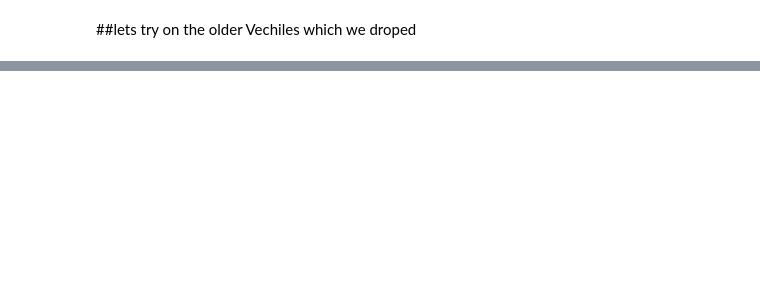
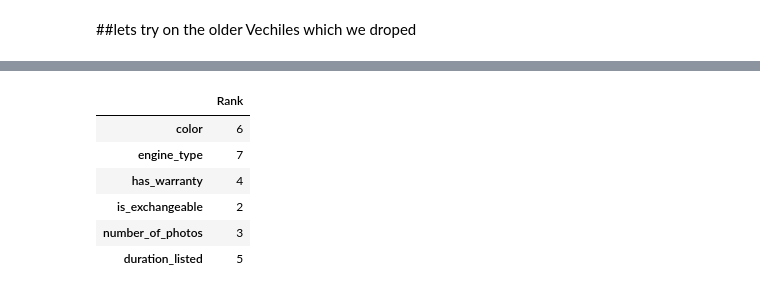
Before and after one commit to pk1308/Second-Hand-Car-Price-prediction, a Jupyter notebook: EDA.ipynb, the cells around one changed output, grey strips where cells are left out. Cells and saved outputs as stored; diff of their text form; code cells hidden in the pictures; blank space fills up the shorter version.

```diff
--- a/EDA.ipynb
+++ b/EDA.ipynb
@@ -749,0 +816,10 @@ Name: year_produced, dtype: int64
+# %%
+rank_scaled[rank_scaled['Rank'] > 1]
+# %% [output]
+|  | Rank |
+| color | 6 |
+| engine_type | 7 |
+| has_warranty | 4 |
+| is_exchangeable | 2 |
+| number_of_photos | 3 |
+| duration_listed | 5 |
```
Also changed, not shown: parts of 54 cells of this notebook.
